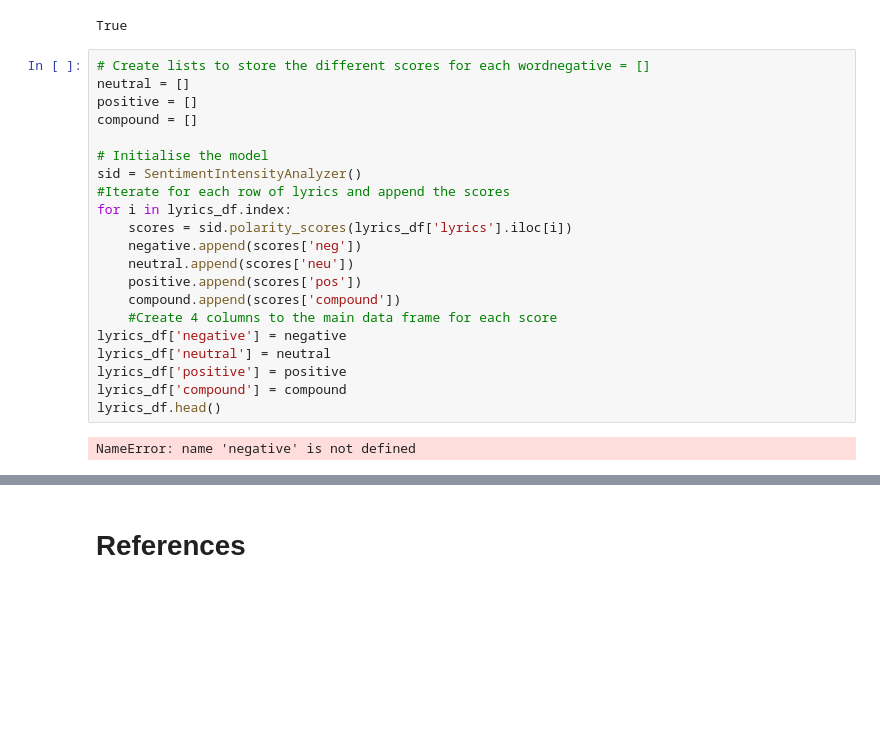
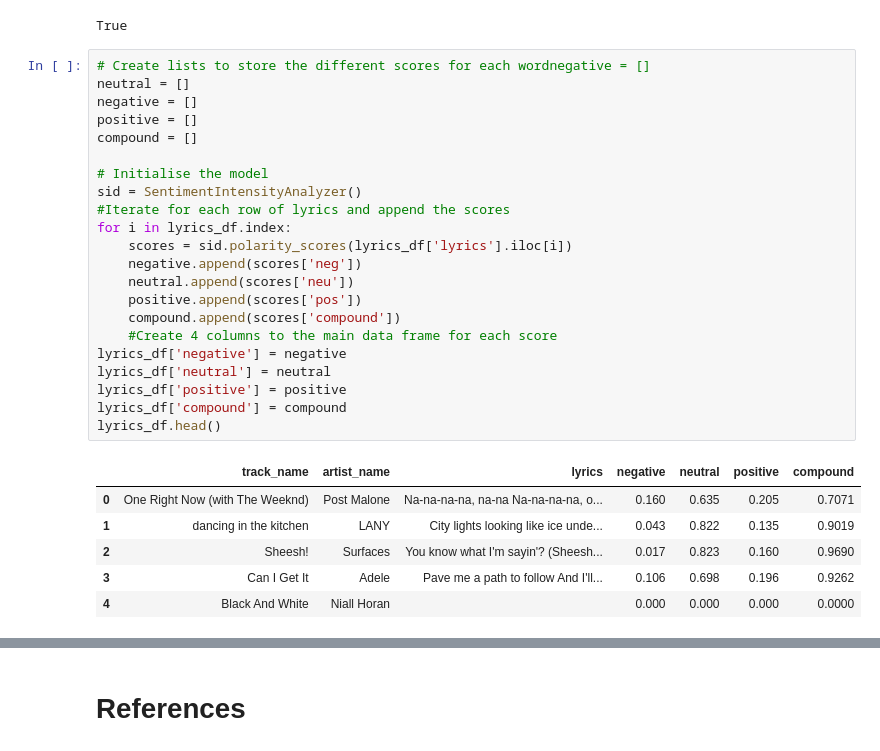
Before and after one commit to doratian99/MSIN0166-DE-Individual-Project, a Jupyter notebook: Notebook Folder/Notebook.ipynb, the cells around one changed output, grey strips where cells are left out. Drawn from its saved outputs; the diff is of its cells as text; blank space fills up the shorter version.

```diff
--- a/Notebook Folder/Notebook.ipynb
+++ b/Notebook Folder/Notebook.ipynb
@@ -1743,24 +1745,30 @@ True
 # %%
 # Create lists to store the different scores for each wordnegative = []
 neutral = []
+negative = []
 positive = []
 compound = []
 
 # Initialise the model
 sid = SentimentIntensityAnalyzer()
 #Iterate for each row of lyrics and append the scores
 for i in lyrics_df.index:
     scores = sid.polarity_scores(lyrics_df['lyrics'].iloc[i])
     negative.append(scores['neg'])
     neutral.append(scores['neu'])
     positive.append(scores['pos'])
     compound.append(scores['compound'])
     #Create 4 columns to the main data frame for each score
 lyrics_df['negative'] = negative
 lyrics_df['neutral'] = neutral
 lyrics_df['positive'] = positive
 lyrics_df['compound'] = compound
 lyrics_df.head()
 # %% [output]
-NameError: name 'negative' is not defined
+|  | track_name | artist_name | lyrics | negative | neutral | positive | compound |
+| 0 | One Right Now (with The Weeknd) | Post Malone | Na-na-na-na, na-na Na-na-na-na, o... | 0.160 | 0.635 | 0.205 | 0.7071 |
+| 1 | dancing in the kitchen | LANY | City lights looking like ice unde... | 0.043 | 0.822 | 0.135 | 0.9019 |
+| 2 | Sheesh! | Surfaces | You know what I'm sayin'? (Sheesh... | 0.017 | 0.823 | 0.160 | 0.9690 |
+| 3 | Can I Get It | Adele | Pave me a path to follow And I'll... | 0.106 | 0.698 | 0.196 | 0.9262 |
+| 4 | Black And White | Niall Horan |  | 0.000 | 0.000 | 0.000 | 0.0000 |
 # %%
```
Also changed, not shown: parts of 4 cells of this notebook.
